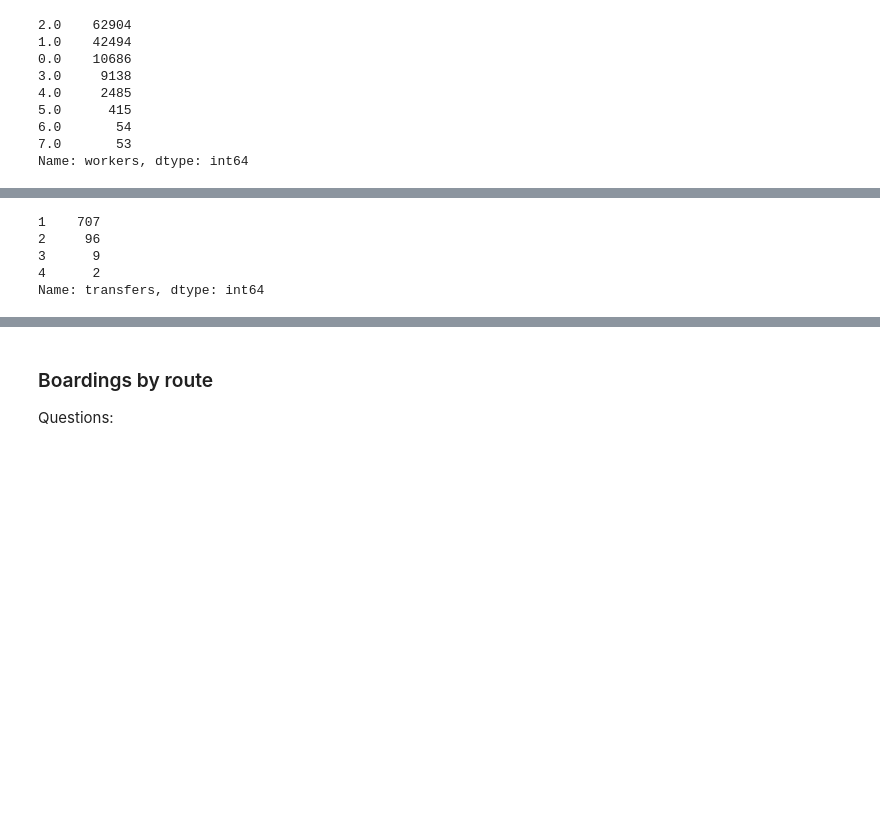
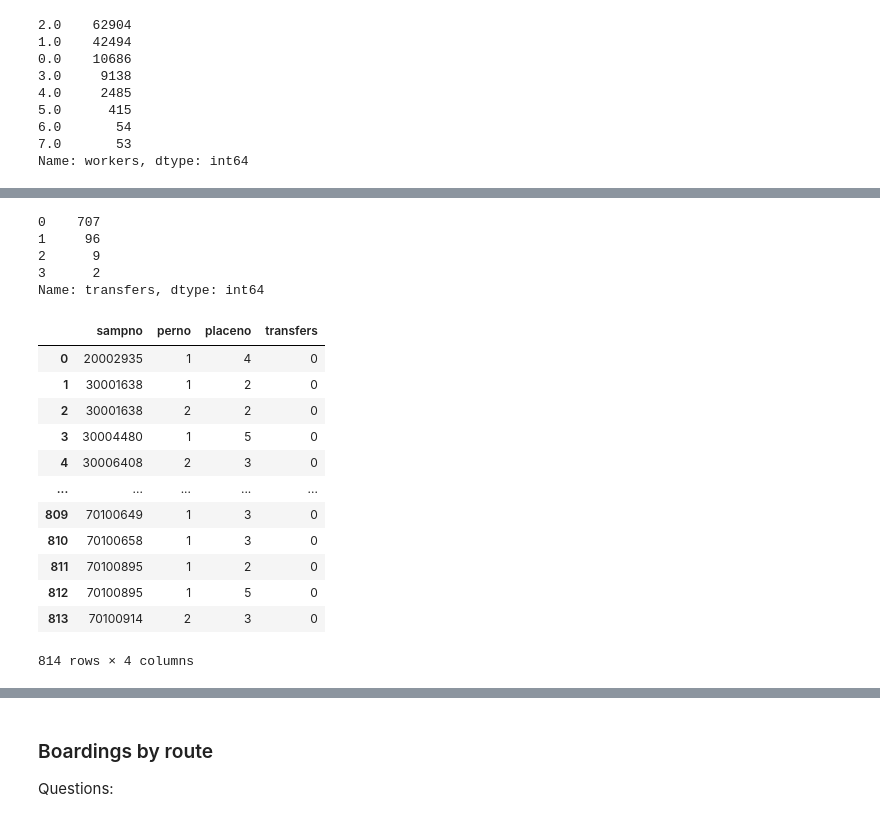
Before and after one commit to CMAP-REPOS/cmap_abm, a Jupyter notebook: obs_processing/onboard_survey_processing.ipynb, the cells around one changed output, grey strips where cells are left out. Saved outputs shown, nothing was run; the diff lists cells and outputs as text; code cells hidden in the pictures; blank space fills up the shorter version.

```diff
--- a/obs_processing/onboard_survey_processing.ipynb
+++ b/obs_processing/onboard_survey_processing.ipynb
@@ -222,8 +213,9 @@ Name: access, dtype: int64
 
 pace_transit_records = survey_df_pace[(survey_df_pace['access'] == 0) & (survey_df_pace['egress'] == 0) ]
 transfers = pace_transit_records.groupby(['sampno', 'perno', 'placeno'])['transitno'].count().reset_index(name = 'transfers')
-transfers['transfers'] = transfers['transfers'] - 1
+#transfers['transfers'] = transfers['transfers'] - 1
 pace_transfers = pace_transit_records[pace_transit_records['agency_name_x'] == 'PACE'].groupby(['sampno', 'perno', 'placeno'])['transitno'].count().reset_index(name = 'transfers')
+pace_transfers['transfers'] = pace_transfers['transfers'] - 1
 idx = pace_transit_records.groupby(['sampno', 'perno', 'placeno'])['transitno'].transform(min) == pace_transit_records['transitno']
 pace_transit_records = pace_transit_records[idx].copy()
 
@@ -241,11 +233,27 @@ pace_transit_records = pace_transit_records.merge(pace_transfers, how = 'inner',
 pace_transit_records
 pace_transfers.transfers.value_counts()
 # %% [output]
-1    707
-2     96
-3      9
-4      2
+0    707
+1     96
+2      9
+3      2
 Name: transfers, dtype: int64
+# %%
+pace_transfers
+# %% [output]
+|  | sampno | perno | placeno | transfers |
+| 0 | 20002935 | 1 | 4 | 0 |
+| 1 | 30001638 | 1 | 2 | 0 |
+| 2 | 30001638 | 2 | 2 | 0 |
+| 3 | 30004480 | 1 | 5 | 0 |
+| 4 | 30006408 | 2 | 3 | 0 |
+| ... | ... | ... | ... | ... |
+| 809 | 70100649 | 1 | 3 | 0 |
+| 810 | 70100658 | 1 | 3 | 0 |
+| 811 | 70100895 | 1 | 2 | 0 |
+| 812 | 70100895 | 1 | 5 | 0 |
+| 813 | 70100914 | 2 | 3 | 0 |
+814 rows × 4 columns
 # %%
 # get origin purpose from survey df
 survey_df['opurp'] = survey_df.groupby(['sampno', 'perno'])['tpurp'].shift()
```
Also changed, not shown: parts of 22 cells of this notebook, 26 other files.
